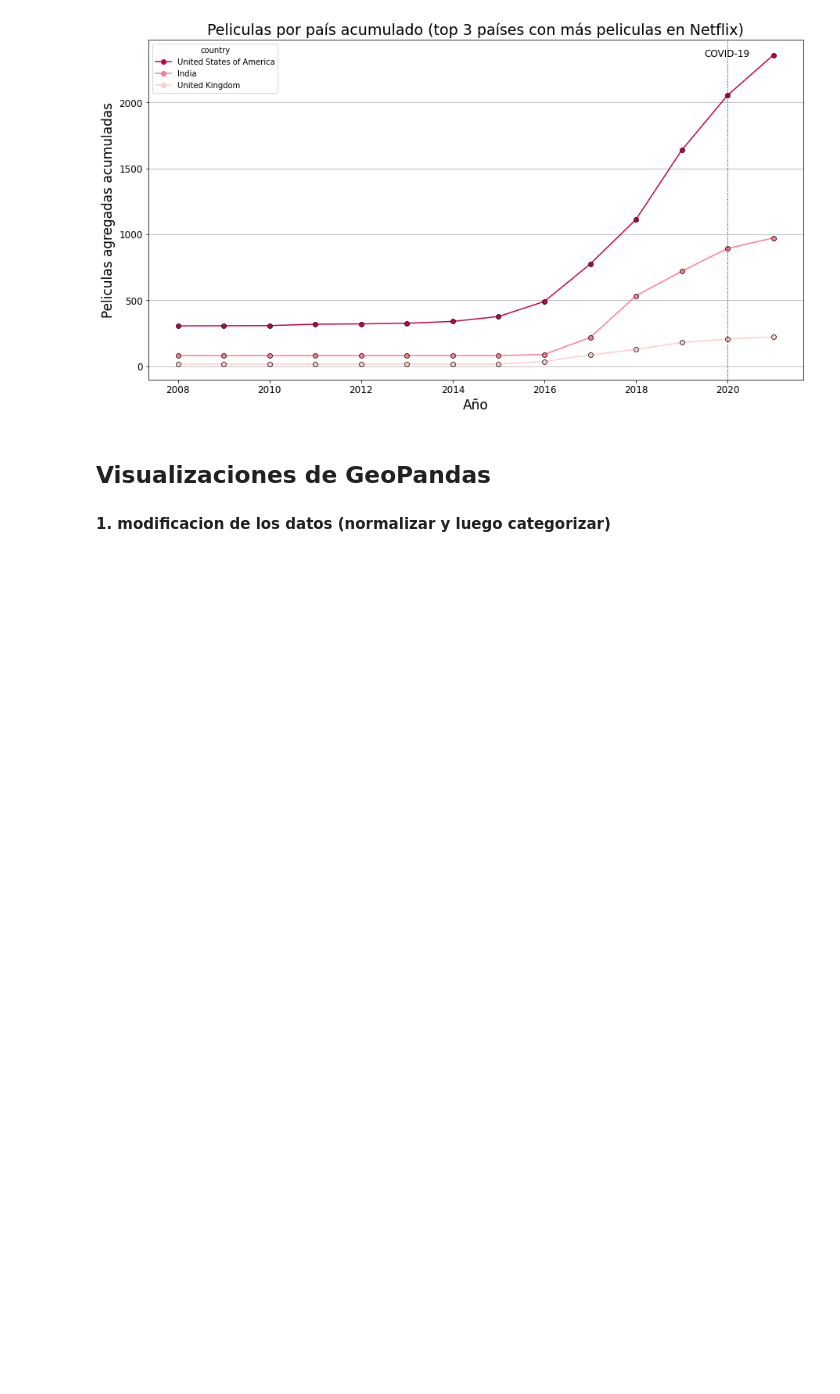
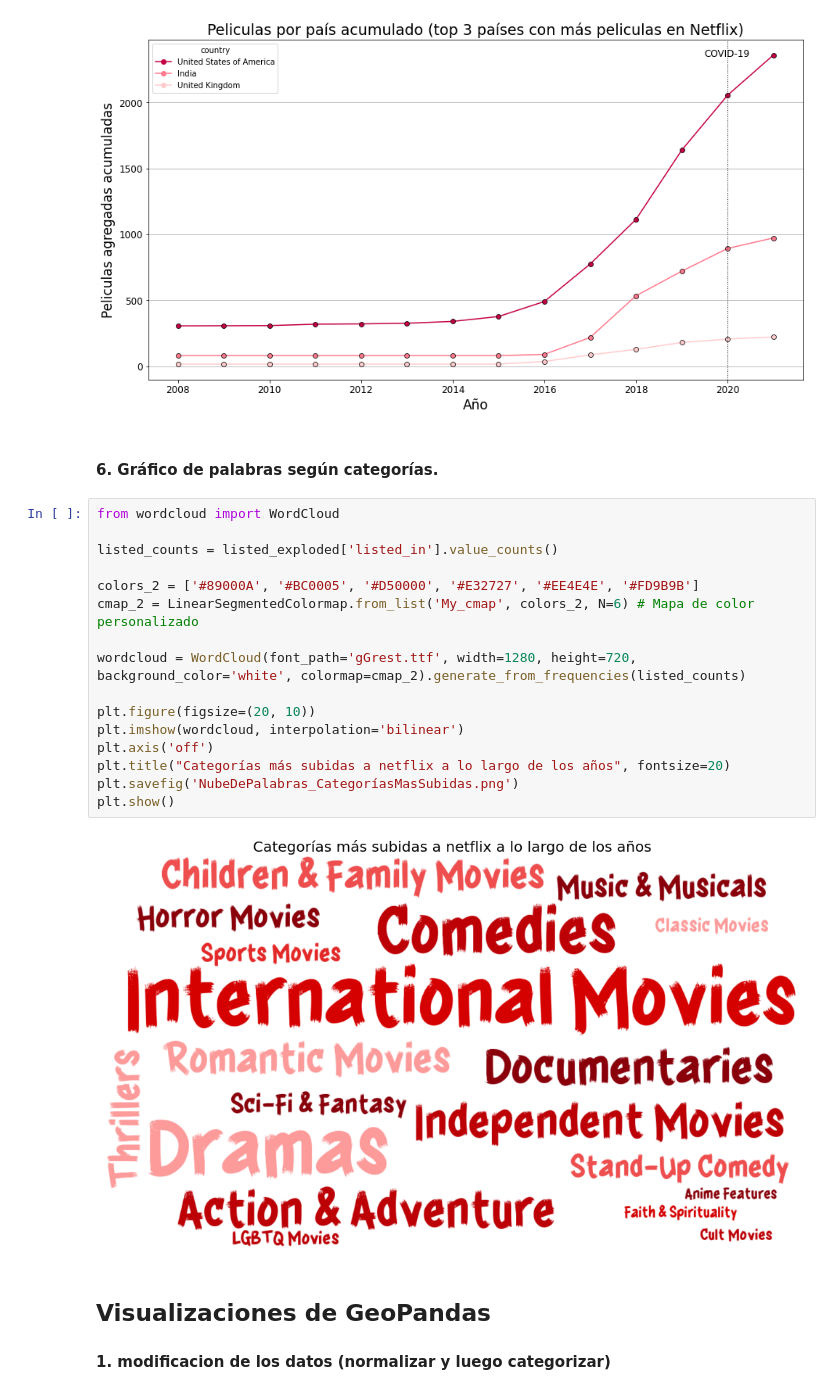
Before and after one commit to sebvitaa/Analisis-del-contenido-de-Netflix, a Jupyter notebook: 02_Gráficos netflix.ipynb, the cells around one changed output. Saved outputs shown, nothing was run; the diff lists cells and outputs as text; blank space fills up the shorter version.

```diff
--- a/02_Gráficos netflix.ipynb
+++ b/02_Gráficos netflix.ipynb
@@ -268,6 +268,26 @@ plt.savefig('top_paises_acumulado_storyline.png', bbox_inches = 'tight')
 plt.show(fig)
 # %% [output]
 [figure]
+# %% [markdown]
+#### 6. Gráfico de palabras según categorías.
+# %%
+from wordcloud import WordCloud
+
+listed_counts = listed_exploded['listed_in'].value_counts()
+
+colors_2 = ['#89000A', '#BC0005', '#D50000', '#E32727', '#EE4E4E', '#FD9B9B']
+cmap_2 = LinearSegmentedColormap.from_list('My_cmap', colors_2, N=6) # Mapa de color personalizado
+
+wordcloud = WordCloud(font_path='gGrest.ttf', width=1280, height=720, background_color='white', colormap=cmap_2).generate_from_frequencies(listed_counts)
+
+plt.figure(figsize=(20, 10))
+plt.imshow(wordcloud, interpolation='bilinear')
+plt.axis('off')
+plt.title("Categorías más subidas a netflix a lo largo de los años", fontsize=20)
+plt.savefig('NubeDePalabras_CategoríasMasSubidas.png')
+plt.show()
+# %% [output]
+[figure, added]
 # %% [markdown]
 ## Visualizaciones de GeoPandas
 
```
